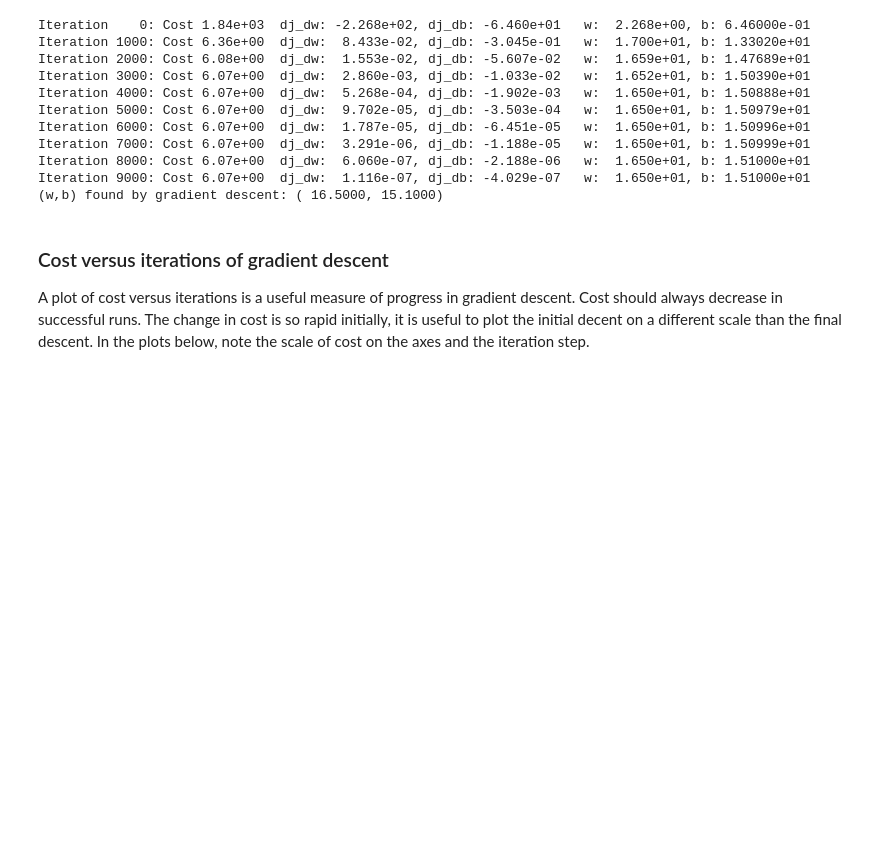
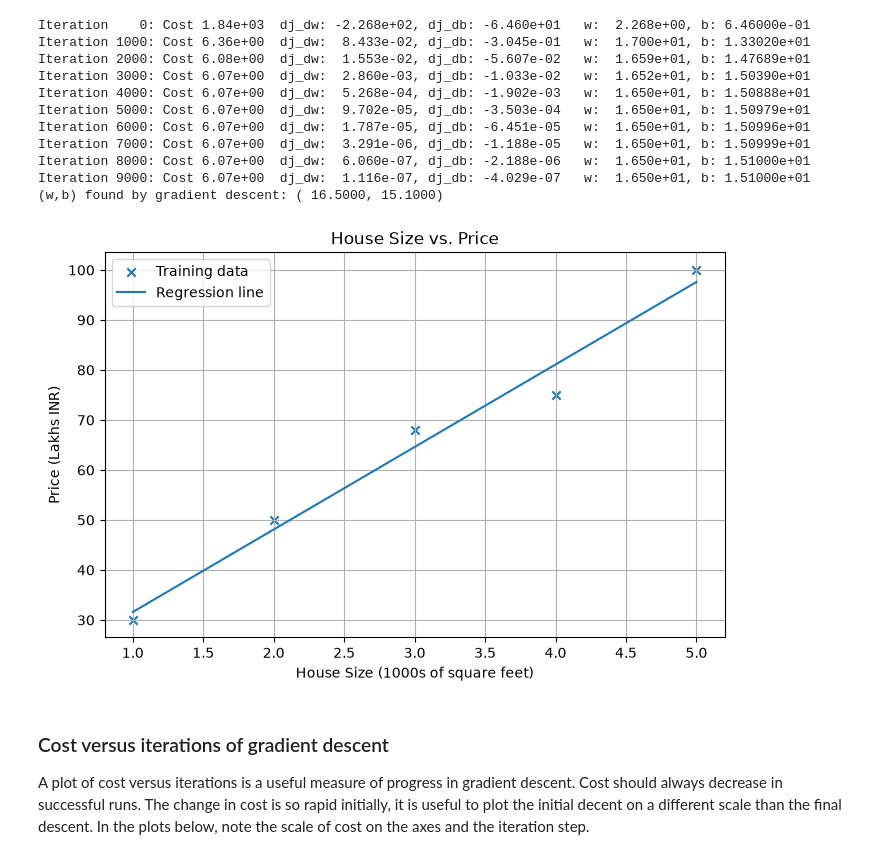
Before and after one commit to snehassneha4578-collab/Unified-Mentor, a Jupyter notebook: Module_2_Cost_Function_Gradient_Descent/Module_2_Cost_Function_Gradient_Descent.ipynb, the cells around one changed output. Saved outputs shown, nothing was run; the diff lists cells and outputs as text; code cells hidden in the pictures; blank space fills up the shorter version.

```diff
--- a/Module_2_Cost_Function_Gradient_Descent/Module_2_Cost_Function_Gradient_Descent.ipynb
+++ b/Module_2_Cost_Function_Gradient_Descent/Module_2_Cost_Function_Gradient_Descent.ipynb
@@ -179,6 +179,19 @@ Iteration 7000: Cost 6.07e+00  dj_dw:  3.291e-06, dj_db: -1.188e-05   w:  1.650e
 Iteration 8000: Cost 6.07e+00  dj_dw:  6.060e-07, dj_db: -2.188e-06   w:  1.650e+01, b: 1.51000e+01
 Iteration 9000: Cost 6.07e+00  dj_dw:  1.116e-07, dj_db: -4.029e-07   w:  1.650e+01, b: 1.51000e+01
 (w,b) found by gradient descent: ( 16.5000, 15.1000)
+# %%
+# Plot house size versus actual price and fitted regression line
+plt.figure(figsize=(8, 5))
+plt.scatter(x_train, y_train, marker="x", label="Training data")
+plt.plot(x_train, w_final * x_train + b_final, label="Regression line")
+plt.title("House Size vs. Price")
+plt.ylabel("Price (Lakhs INR)")
+plt.xlabel("House Size (1000s of square feet)")
+plt.legend()
+plt.grid(True)
+plt.show()
+# %% [output]
+[figure, added]
 # %% [markdown]
 ### Cost versus iterations of gradient descent
 A plot of cost versus iterations is a useful measure of progress in gradient descent. Cost should always decrease in successful runs. The change in cost is so rapid initially, it is useful to plot the initial decent on a different scale than the final descent. In the plots below, note the scale of cost on the axes and the iteration step.
```
Also changed, not shown: parts of 1 cell of this notebook.
